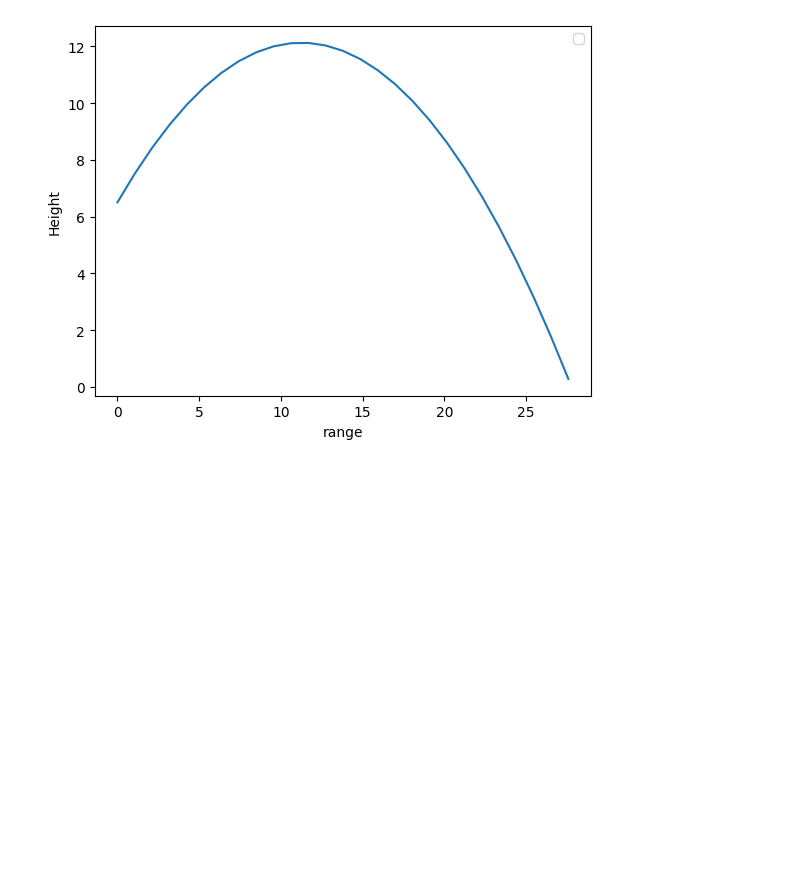
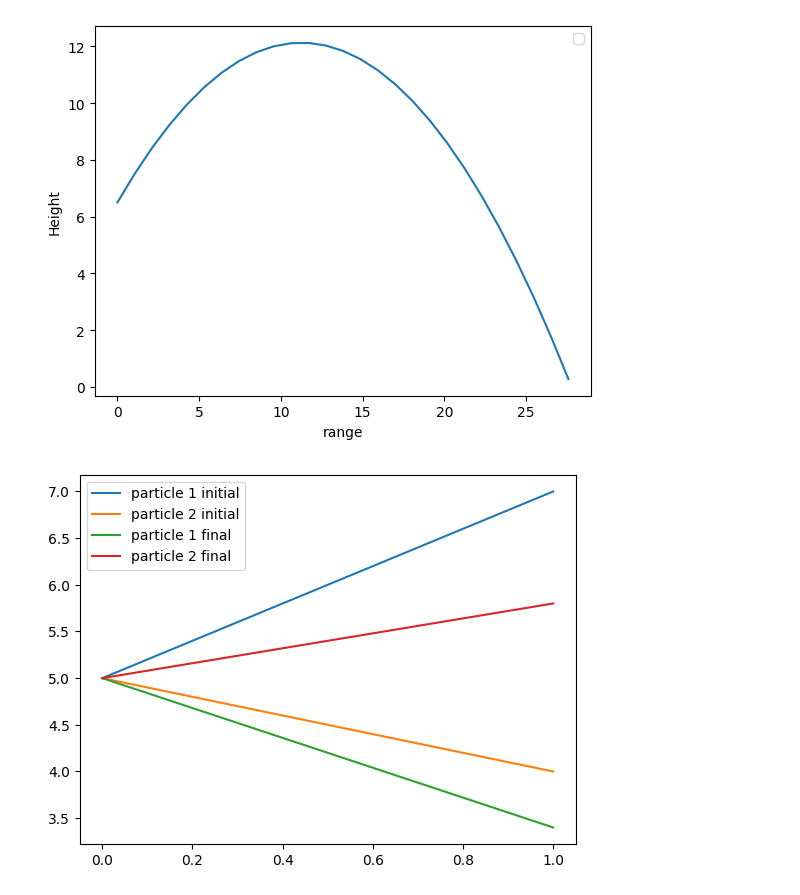
Before and after one commit to dheeman25/collab, a Jupyter notebook: chapter_appendix-tools-for-deep-learning/jupyter.ipynb, the cells around one changed output. Saved outputs shown, nothing was run; the diff lists cells and outputs as text; code cells hidden in the pictures; blank space fills up the shorter version.

```diff
--- a/chapter_appendix-tools-for-deep-learning/jupyter.ipynb
+++ b/chapter_appendix-tools-for-deep-learning/jupyter.ipynb
@@ -550,3 +550,43 @@ def projectile_motion(v0,angle,g=9.81,delta_t=0.1):
 projectile_motion(15,45,10,0.1)
 # %% [output]
 [figure]
+# %%
+#Collision
+import numpy as np
+import matplotlib.pyplot as plt
+
+def simulate_collision(m1,v1i,m2,v2i,e):
+  v1f =( (m1-e*m2)*v1i+ (1+e)*m2*v2i) / (m1+m2)
+  v2f = ( (m2-e*m1)*v2i+ (1+e)*m1*v1i) / (m1+m2)
+
+  return v1f,v2f
+
+def plot_collision(m1,v1i,m2,v2i,e):
+  v1f,v2f = simulate_collision(m1,v1i,m2,v2i,e)
+  time = np.linspace(0,1,100)
+
+  x1_initial = 5
+  x2_initial = 5
+  x3_initial = 5
+  x4_initial = 5
+  x1 = x1_initial + v1i[0]*time
+  x2 = x2_initial + v2i[0]*time
+  x3 = x3_initial + v1f[0]*time
+  x4 = x4_initial + v2f[0]*time
+  plt.plot(time,x1,label='particle 1 initial')
+  plt.plot(time,x2,label='particle 2 initial')
+  plt.plot(time,x3,label='particle 1 final')
+  plt.plot(time,x4,label='particle 2 final')
+  plt.legend()
+  plt.show()
+
+# Example usage to demonstrate the plotting graph
+m1 = 1.0
+v1i = np.array([2.0])
+m2 = 2.0
+v2i = np.array([-1.0])
+e = 0.8
+
+plot_collision(m1, v1i, m2, v2i, e)
+# %% [output]
+[figure, added]
```
Also changed, not shown: parts of 1 cell of this notebook.
